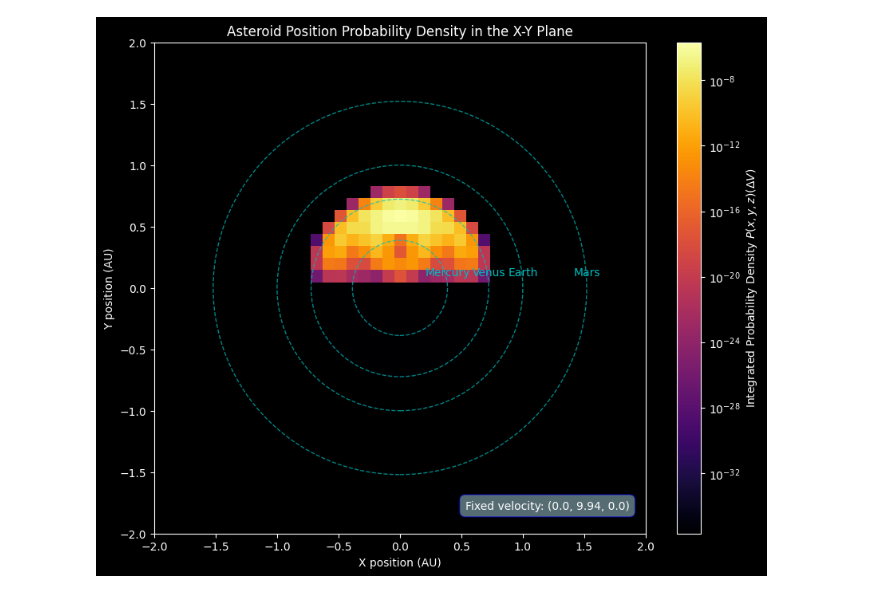
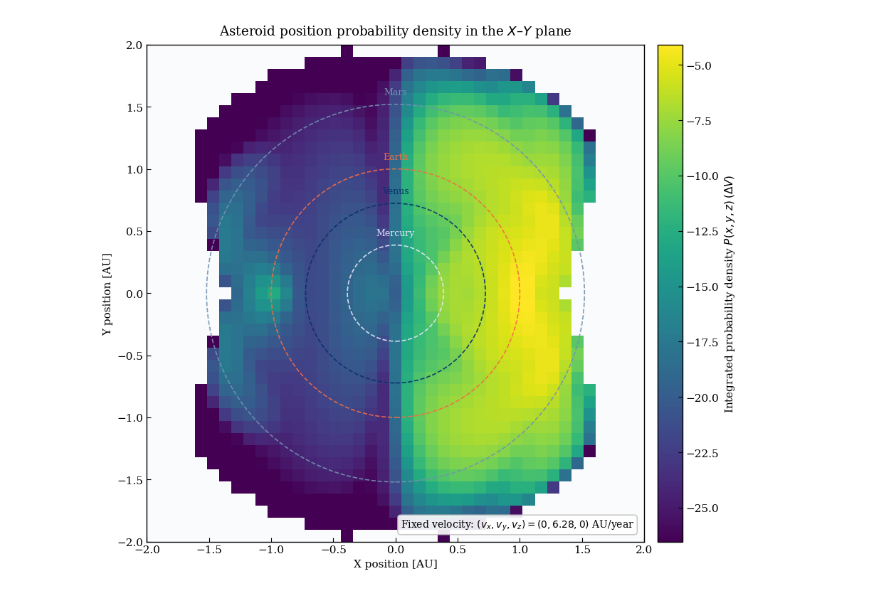
Before and after one commit to JuanitaAgudelo/TesisRepo, a Jupyter notebook: density_space_mapping/XY_grid_map_fixed_r.ipynb, the cells around one changed output. Cells and saved outputs as stored; diff of their text form; code cells hidden in the pictures.

Commit message:
heat map color re scaling

```diff
--- a/density_space_mapping/XY_grid_map_fixed_r.ipynb
+++ b/density_space_mapping/XY_grid_map_fixed_r.ipynb
@@ -442,45 +289,95 @@ Starting probability mapping...
 # %%
-with open("data_results/method 6/PX_fixedv_vxmin=-10_vxmax=10_vymin=-10_vymax=10_vz=0.0.npy", "rb") as f:
+with open("data_results/method 6/PX_fixedv_xmin=-2_xmax=2_ymin=-2_ymax=2_vx=0.0_vy=6.28_vz=0.0.npy", "rb") as f:
     integral_grid = np.load(f, allow_pickle=False)
+
+vals = integral_grid['value'].copy()
+
+# todo lo no válido → NaN
+vals[~np.isfinite(vals)] = np.nan
+vals[vals <= 0] = np.nan
+
+log_vals = np.log10(vals)
+
+vmin = np.nanpercentile(log_vals, 10.0)
+vmax = np.nanpercentile(log_vals, 99.9)
 
 x_min, x_max = -2, 2
 y_min, y_max = -2, 2
-vy = 9.94
+vy = 6.28
 
-plt.style.use('dark_background')
 fig, ax = plt.subplots(figsize=(10, 8))
 
 im = ax.imshow(
-    integral_grid['value'].T,
-    #log_prob_map, # Uncomment this line to plot the log of the probability
-    cmap='inferno',
+    log_vals,
+    cmap='viridis',
     extent=[x_min, x_max, y_min, y_max],
     origin='lower',
     interpolation='nearest',
-    norm=LogNorm()
+    vmin=vmin,
+    vmax=vmax
 )
 
-cbar = fig.colorbar(im)
-cbar.set_label('Integrated Probability Density $P(x,y,z)(\Delta V)$')
+cbar = fig.colorbar(im, ax=ax, pad=0.02)
+cbar.set_label(
+    r"Integrated probability density $P(x,y,z)\,(\Delta V)$",
+    fontsize=11
+)
 
-ax.set_xlabel('X position (AU)')
-ax.set_ylabel('Y position (AU)')
-ax.set_title('Asteroid Position Probability Density in the X-Y Plane')
-ax.set_aspect('equal', adjustable='box')
-ax.text(1.2, -1.8, f'Fixed velocity: ({vx}, {np.round(vy, 2)}, {vz})', color='white', ha='center', bbox=dict(facecolor='lightblue', alpha=0.5, edgecolor='blue', boxstyle='round,pad=0.5'))
+# --- Labels & title ---
+ax.set_xlabel("X position [AU]")
+ax.set_ylabel("Y position [AU]")
+ax.set_title(
+    "Asteroid position probability density in the $X$–$Y$ plane",
+    pad=10
+)
 
-def plot_orbit(radius, label):
-    circle = plt.Circle((0, 0), radius, color='c', fill=False, linestyle='--', alpha=0.7)
+ax.set_aspect("equal", adjustable="box")
+
+#ax.text(1.2, -1.8, f'Fixed velocity: ({vx}, {np.round(vy, 2)}, {vz})', color='white', ha='center', bbox=dict(facecolor='lightblue', alpha=0.5, edgecolor='blue', boxstyle='round,pad=0.5'))
+
+def plot_orbit(radius, label, color):
+    circle = plt.Circle(
+        (0, 0),
+        radius,
+        fill=False,
+        linestyle="--",
+        linewidth=1.2,
+        color=color,
+        alpha=0.9,
+        zorder=3
+    )
     ax.add_artist(circle)
-    ax.text(radius, 0.1, label, color='c', ha='center')
+    ax.text(
+        0, radius + 0.06,
+        label,
+        color=color,
+        ha="center",
+        va="bottom",
+        fontsize=9
+    )
 
-plot_orbit(0.387, 'Mercury')
-plot_orbit(0.723, 'Venus')
-plot_orbit(1.0, 'Earth')
-plot_orbit(1.52, 'Mars')
+plot_orbit(0.387, "Mercury", COLORS["lavender"])
+plot_orbit(0.723, "Venus", COLORS["blue_dark"])
+plot_orbit(1.0,   "Earth", COLORS["salmon"])
+plot_orbit(1.52,  "Mars",  COLORS["blue_gray"])
 
-#plt.savefig("figures/PX_fixedv_xmin=-2_xmax=2_ymin=-2_ymax=2_vx=0.0_vy=9.94_vz=0.0.png", dpi=300, bbox_inches='tight')
+ax.text(
+    0.98, 0.02,
+    rf"Fixed velocity: $(v_x, v_y, v_z) = (0, {vy:.2f}, 0)$ AU/year",
+    transform=ax.transAxes,
+    ha="right",
+    va="bottom",
+    fontsize=10,
+    bbox=dict(
+        facecolor="white",
+        edgecolor=COLORS["gray_light"],
+        boxstyle="round,pad=0.3",
+        alpha=0.9
+    )
+)
+plt.tight_layout()
+plt.savefig("figures/PX_fixed_v_xmin=-2_xmax=2_ymin=-2_ymax=2_vx=0.0_vy=6.28_vz=0.0_v2.png", dpi=300, bbox_inches='tight')
 
 plt.show()
 # %% [output]
-[figure, old version]
+[figure, new version]
```
Also changed, not shown: parts of 20 cells of this notebook, 6 other files.
